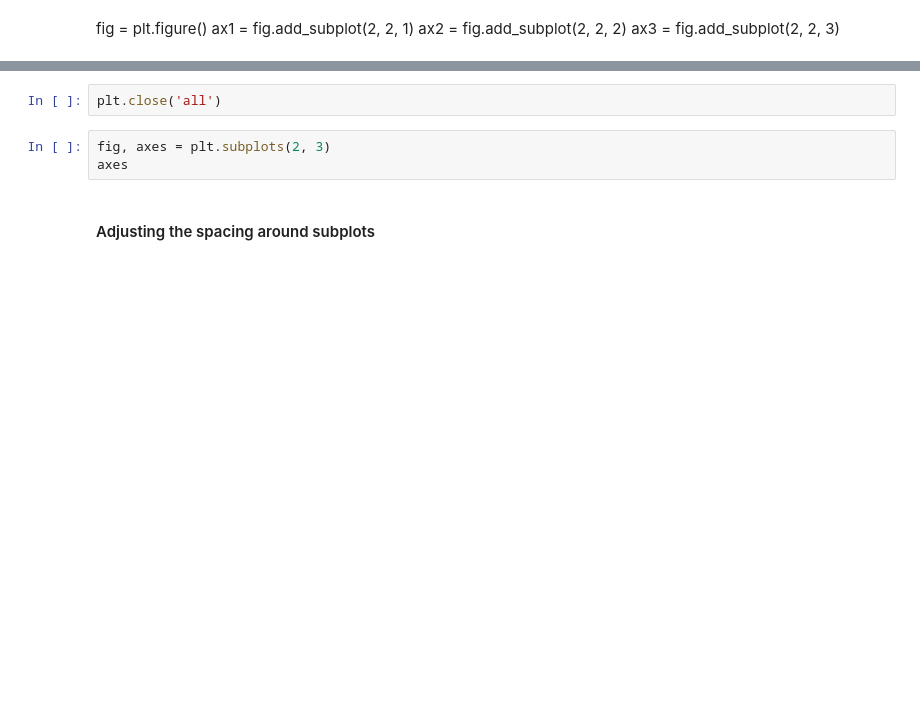
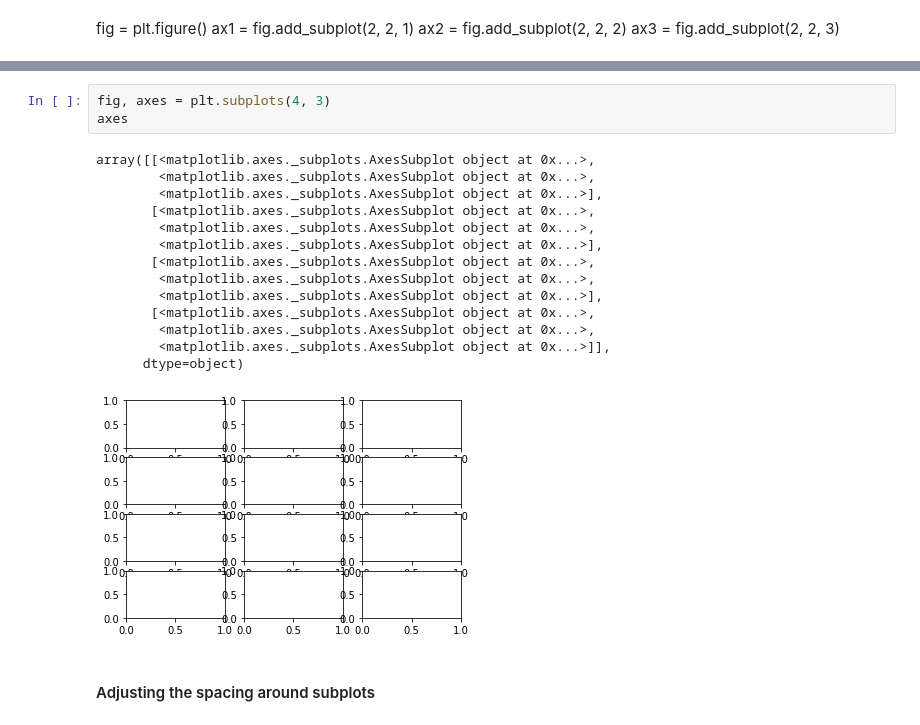
Before and after one commit to devfmx/master-data-ai, a Jupyter notebook: 2 Introduccion a la ciencia de datos/S6_visualizacion_de_datos/crowdcoding/data_viz.ipynb, the cells around one changed output, grey strips where cells are left out. Saved outputs shown, nothing was run; the diff lists cells and outputs as text; blank space fills up the shorter version.

```diff
--- a/2 Introduccion a la ciencia de datos/S6_visualizacion_de_datos/crowdcoding/data_viz.ipynb
+++ b/2 Introduccion a la ciencia de datos/S6_visualizacion_de_datos/crowdcoding/data_viz.ipynb
@@ -43,8 +60,21 @@ ax2.scatter(np.arange(30), np.arange(30) + 3 * np.random.randn(30))
-# %%
-plt.close('all')
 # %%
-fig, axes = plt.subplots(2, 3)
+fig, axes = plt.subplots(4, 3)
 axes
+# %% [output]
+array([[<matplotlib.axes._subplots.AxesSubplot object at 0x...>,
+        <matplotlib.axes._subplots.AxesSubplot object at 0x...>,
+        <matplotlib.axes._subplots.AxesSubplot object at 0x...>],
+       [<matplotlib.axes._subplots.AxesSubplot object at 0x...>,
+        <matplotlib.axes._subplots.AxesSubplot object at 0x...>,
+        <matplotlib.axes._subplots.AxesSubplot object at 0x...>],
+       [<matplotlib.axes._subplots.AxesSubplot object at 0x...>,
+        <matplotlib.axes._subplots.AxesSubplot object at 0x...>,
+        <matplotlib.axes._subplots.AxesSubplot object at 0x...>],
+       [<matplotlib.axes._subplots.AxesSubplot object at 0x...>,
+        <matplotlib.axes._subplots.AxesSubplot object at 0x...>,
+        <matplotlib.axes._subplots.AxesSubplot object at 0x...>]],
+      dtype=object)
+[figure, added]
 # %% [markdown]
 #### Adjusting the spacing around subplots
 # %% [markdown]
```
Also changed, not shown: parts of 169 cells of this notebook, 6 other files.
